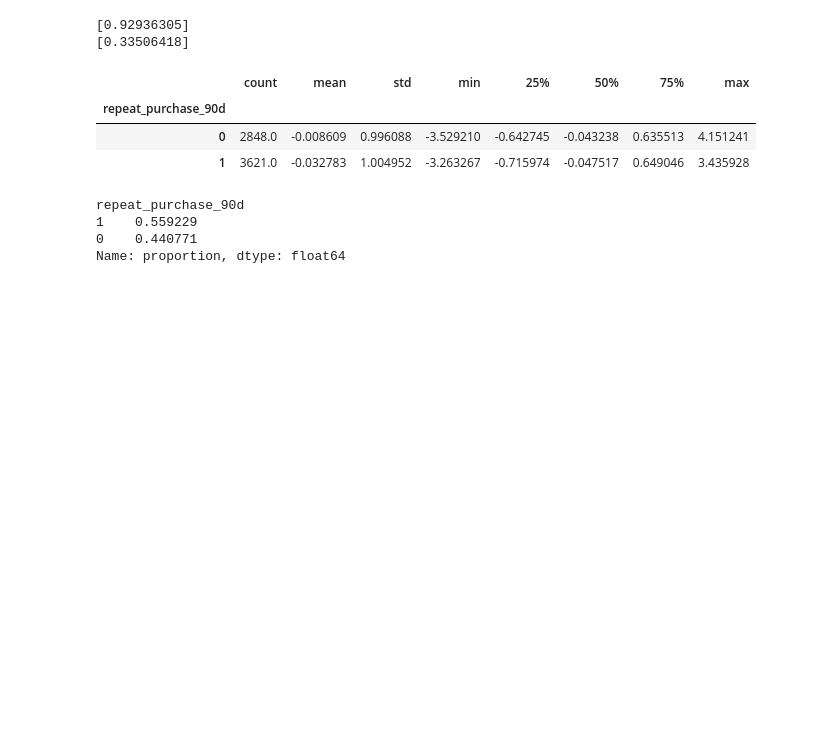
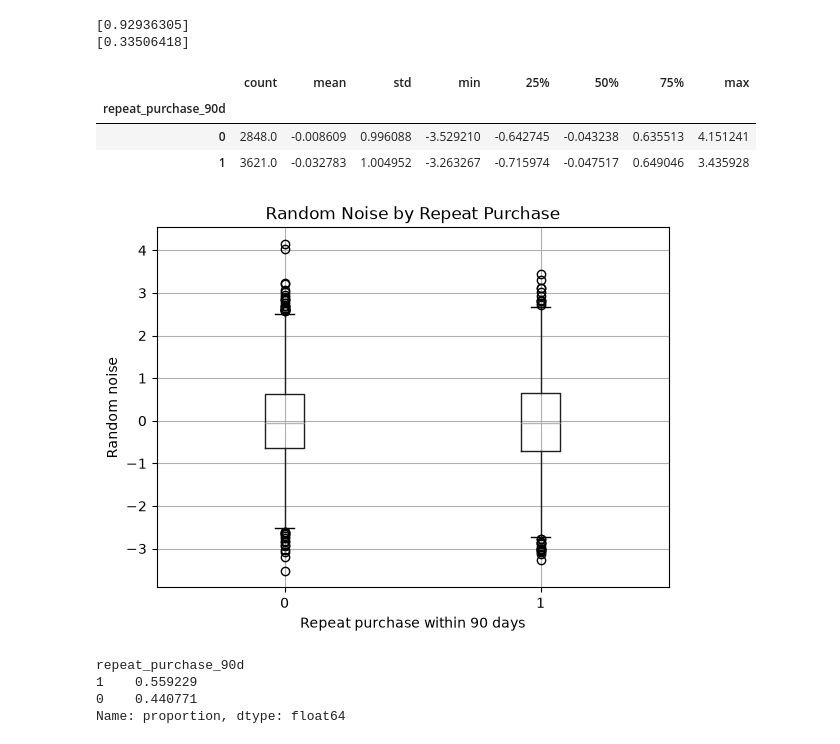
Before and after one commit to MiguelSantos00/Predicting-Repeat-Purchases-ML, a Jupyter notebook: notebooks/Homework_Group06.ipynb, the cells around one changed output. Cells and saved outputs as stored; diff of their text form; code cells hidden in the pictures; blank space fills up the shorter version.

Commit message:
continuing exploration, added some graphs for better visualization, added comments to the read.me

```diff
--- a/notebooks/Homework_Group06.ipynb
+++ b/notebooks/Homework_Group06.ipynb
@@ -314,6 +342,21 @@ raw_train.groupby("repeat_purchase_90d")["random_noise"].describe()
 | repeat_purchase_90d |  |  |  |  |  |  |  |  |
 | 0 | 2848.0 | -0.008609 | 0.996088 | -3.529210 | -0.642745 | -0.043238 | 0.635513 | 4.151241 |
 | 1 | 3621.0 | -0.032783 | 1.004952 | -3.263267 | -0.715974 | -0.047517 | 0.649046 | 3.435928 |
+# %%
+import matplotlib.pyplot as plt
+
+raw_train.boxplot(
+    column="random_noise",
+    by="repeat_purchase_90d"
+)
+
+plt.xlabel("Repeat purchase within 90 days")
+plt.ylabel("Random noise")
+plt.title("Random Noise by Repeat Purchase")
+plt.suptitle("")
+plt.show()
+# %% [output]
+[figure, added]
 # %%
 raw_data.drop(columns=["random_noise"], inplace=True)
 # %%
```
Also changed, not shown: parts of 15 cells of this notebook, 1 other file.
